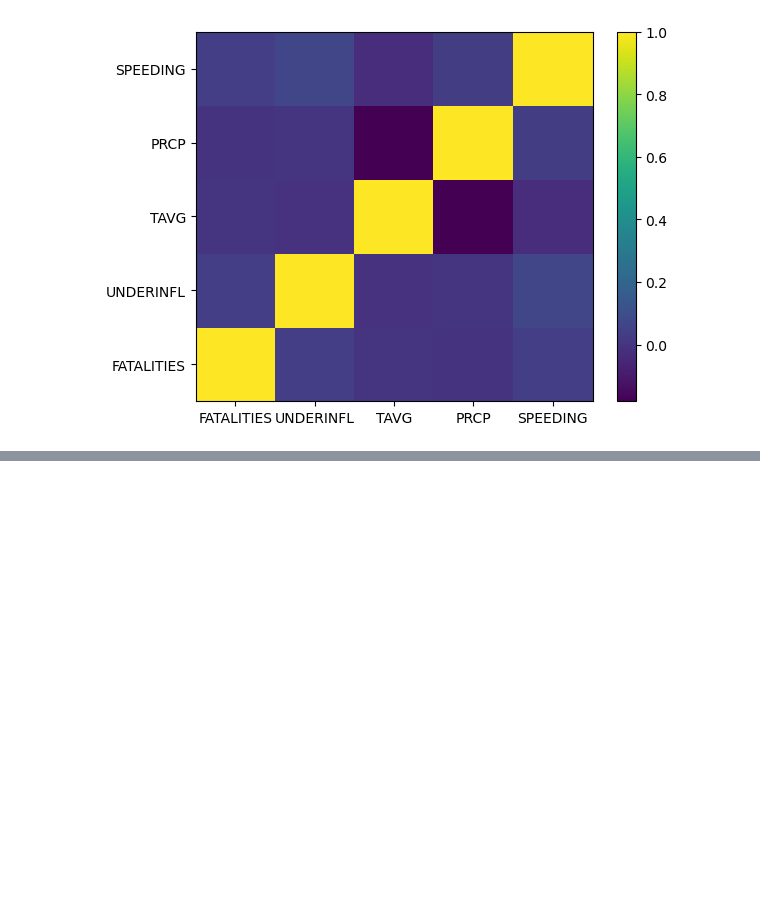
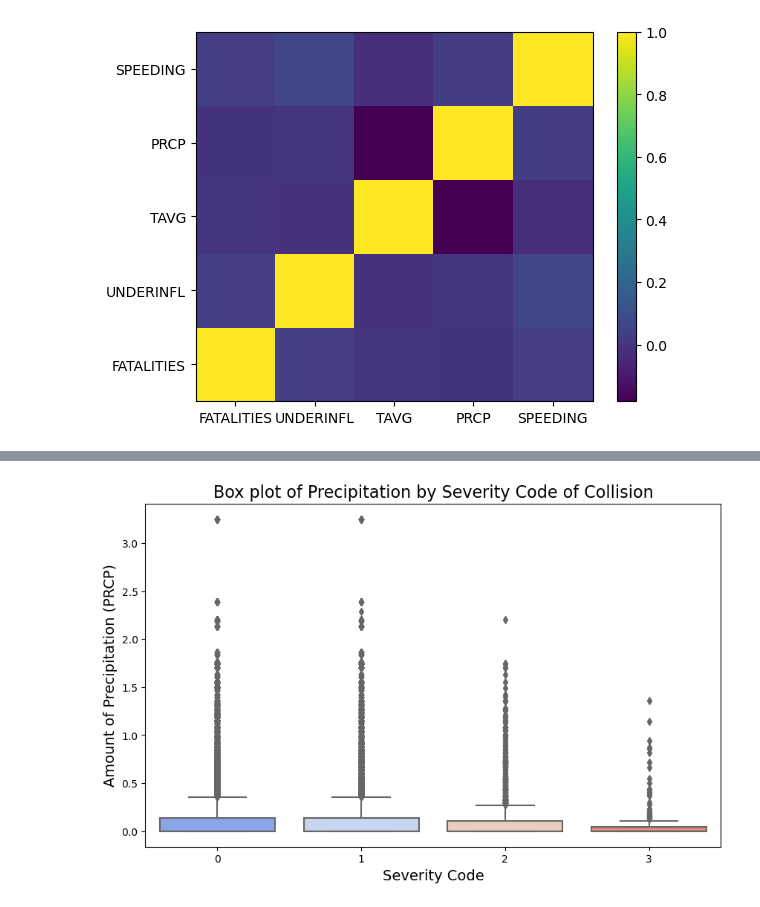
Before and after one commit to JocelynRupp/CS5324Project, a Jupyter notebook: Lab1.ipynb, the cells around one changed output, grey strips where cells are left out. Drawn from its saved outputs; the diff is of its cells as text; code cells hidden in the pictures; blank space fills up the shorter version.

```diff
--- a/Lab1.ipynb
+++ b/Lab1.ipynb
@@ -308,0 +338,10 @@ plt.show()
+# %%
+# Create box plots for each severity code
+plt.figure(figsize=(10, 6))
+sns.boxplot(x='SEVERITYCODE', y='PRCP', data=df, palette='coolwarm')
+plt.xlabel('Severity Code', fontsize=14)
+plt.ylabel('Amount of Precipitation (PRCP)', fontsize=14)
+plt.title('Box plot of Precipitation by Severity Code of Collision', fontsize=16)
+plt.show()
+# %% [output]
+[figure, added]
```
Also changed, not shown: parts of 30 cells of this notebook.
